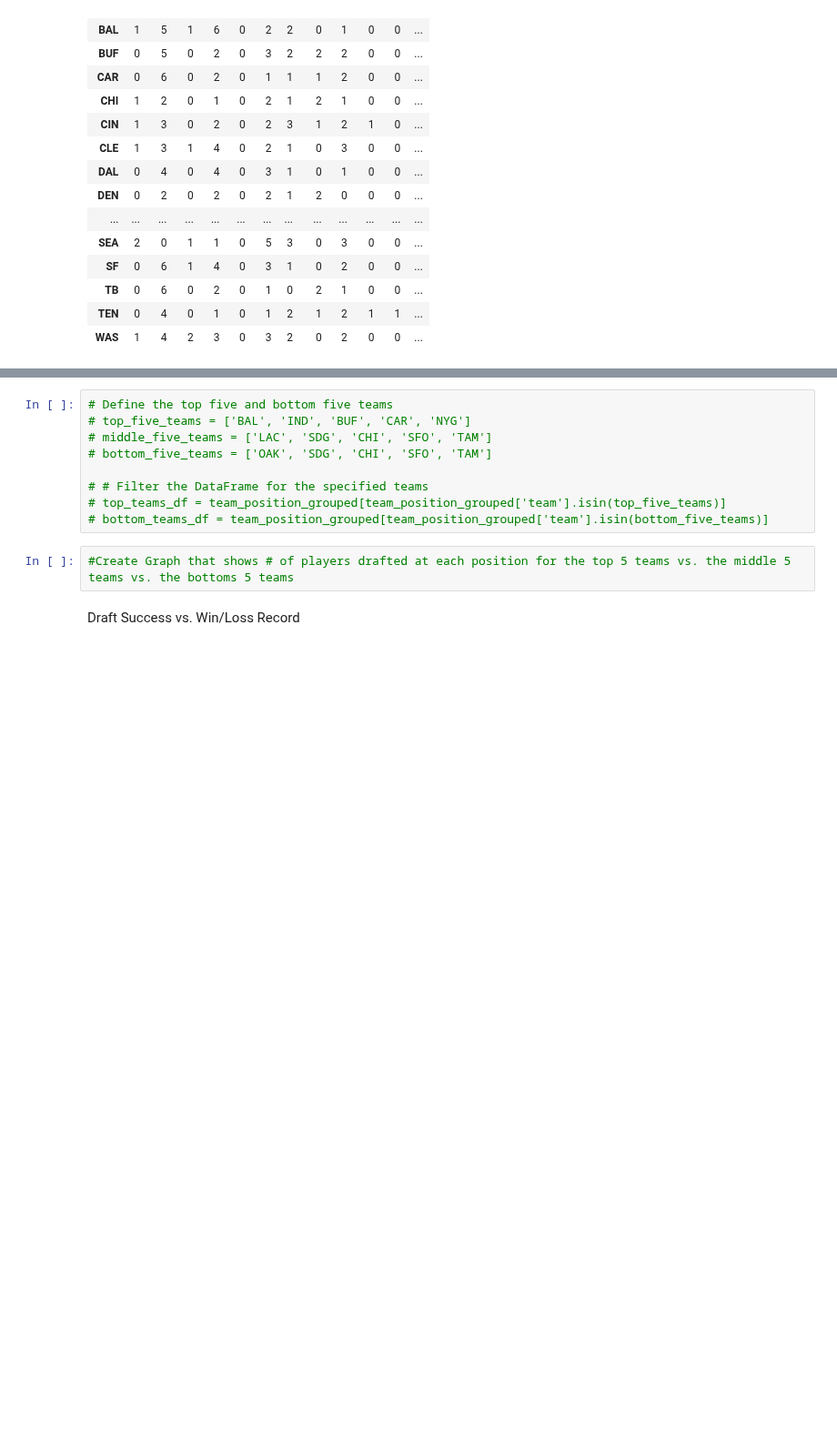
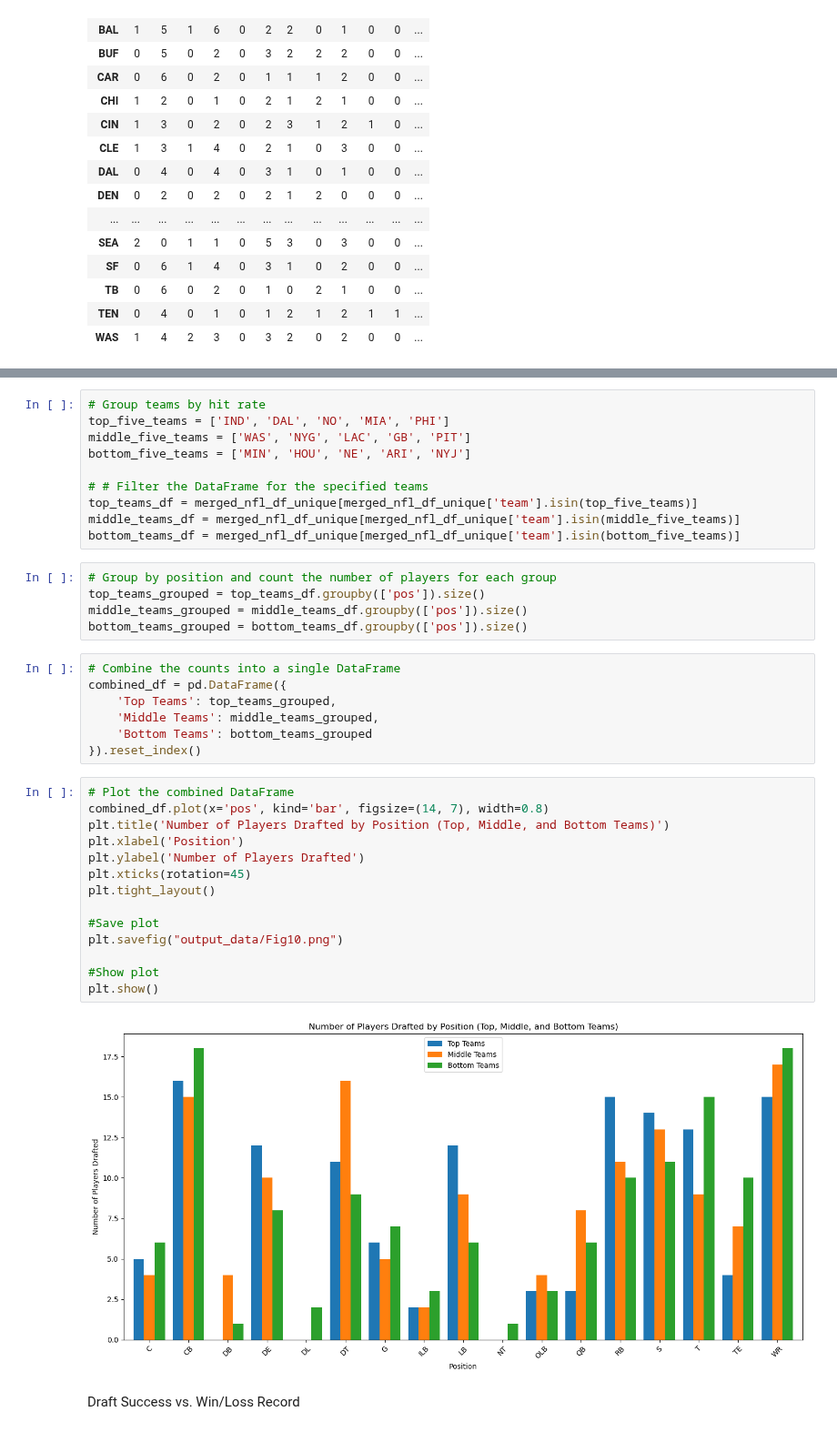
Before and after one commit to maslla100/NFL-Draft-Trends-, a Jupyter notebook: NFL_project_cleaned.ipynb, the cells around one changed output, grey strips where cells are left out. Shown at 91% size. Saved outputs shown, nothing was run; the diff lists cells and outputs as text; blank space fills up the shorter version.

Commit message:
graph updates

```diff
--- a/NFL_project_cleaned.ipynb
+++ b/NFL_project_cleaned.ipynb
@@ -528,14 +527,41 @@ Middle Teams:
 # %%
-# Define the top five and bottom five teams
-# top_five_teams = ['BAL', 'IND', 'BUF', 'CAR', 'NYG']
-# middle_five_teams = ['LAC', 'SDG', 'CHI', 'SFO', 'TAM']
-# bottom_five_teams = ['OAK', 'SDG', 'CHI', 'SFO', 'TAM']
+# Group teams by hit rate
+top_five_teams = ['IND', 'DAL', 'NO', 'MIA', 'PHI']
+middle_five_teams = ['WAS', 'NYG', 'LAC', 'GB', 'PIT']
+bottom_five_teams = ['MIN', 'HOU', 'NE', 'ARI', 'NYJ']
 
 # # Filter the DataFrame for the specified teams
-# top_teams_df = team_position_grouped[team_position_grouped['team'].isin(top_five_teams)]
-# bottom_teams_df = team_position_grouped[team_position_grouped['team'].isin(bottom_five_teams)]
+top_teams_df = merged_nfl_df_unique[merged_nfl_df_unique['team'].isin(top_five_teams)]
+middle_teams_df = merged_nfl_df_unique[merged_nfl_df_unique['team'].isin(middle_five_teams)]
+bottom_teams_df = merged_nfl_df_unique[merged_nfl_df_unique['team'].isin(bottom_five_teams)]
-# %%
-#Create Graph that shows # of players drafted at each position for the top 5 teams vs. the middle 5 teams vs. the bottoms 5 teams
+# %%
+# Group by position and count the number of players for each group
+top_teams_grouped = top_teams_df.groupby(['pos']).size()
+middle_teams_grouped = middle_teams_df.groupby(['pos']).size()
+bottom_teams_grouped = bottom_teams_df.groupby(['pos']).size()
+# %%
+# Combine the counts into a single DataFrame
+combined_df = pd.DataFrame({
+    'Top Teams': top_teams_grouped,
+    'Middle Teams': middle_teams_grouped,
+    'Bottom Teams': bottom_teams_grouped
+}).reset_index()
+# %%
+# Plot the combined DataFrame
+combined_df.plot(x='pos', kind='bar', figsize=(14, 7), width=0.8)
+plt.title('Number of Players Drafted by Position (Top, Middle, and Bottom Teams)')
+plt.xlabel('Position')
+plt.ylabel('Number of Players Drafted')
+plt.xticks(rotation=45)
+plt.tight_layout()
+
+#Save plot
+plt.savefig("output_data/Fig10.png")
+
+#Show plot
+plt.show()
+# %% [output]
+[figure, added]
 # %% [markdown]
 Draft Success vs. Win/Loss Record
 # %%
```
Also changed, not shown: parts of 8 cells of this notebook, 11 other files.
